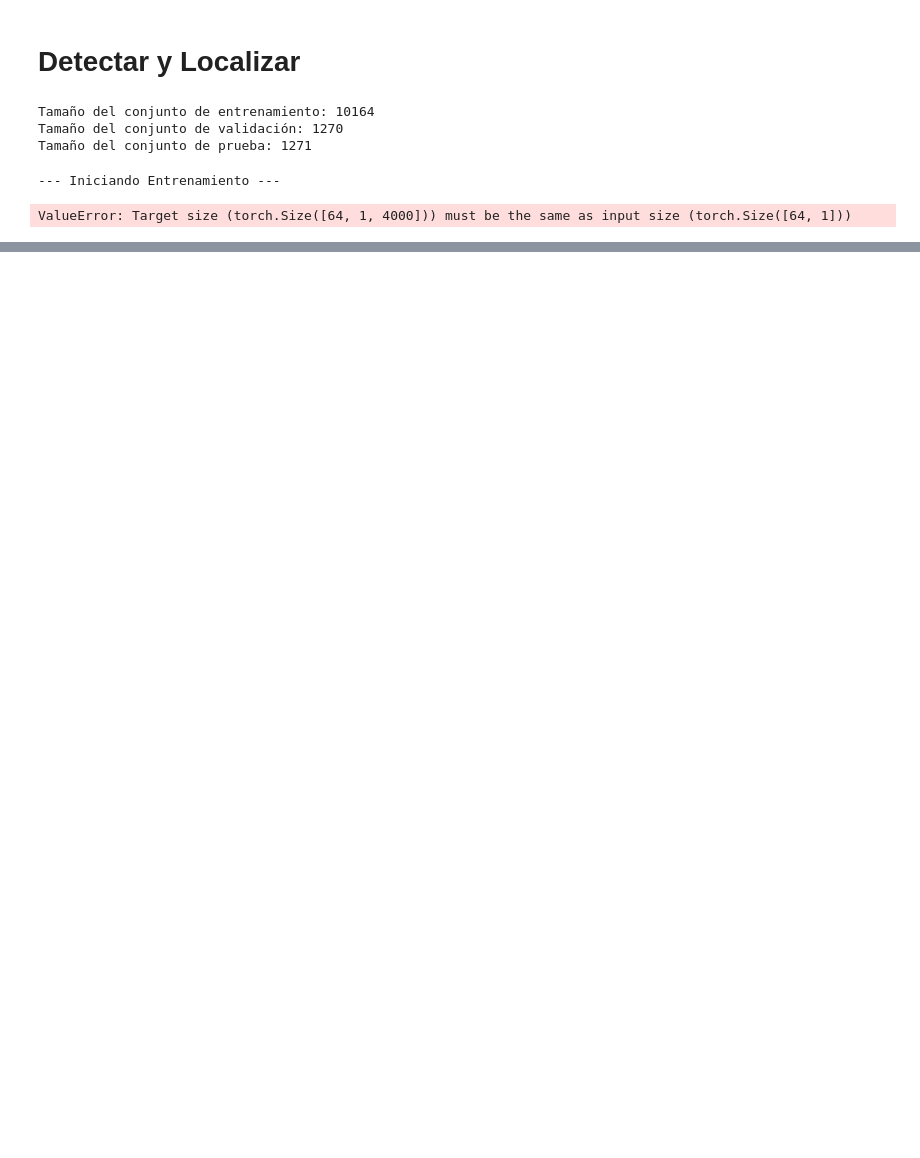
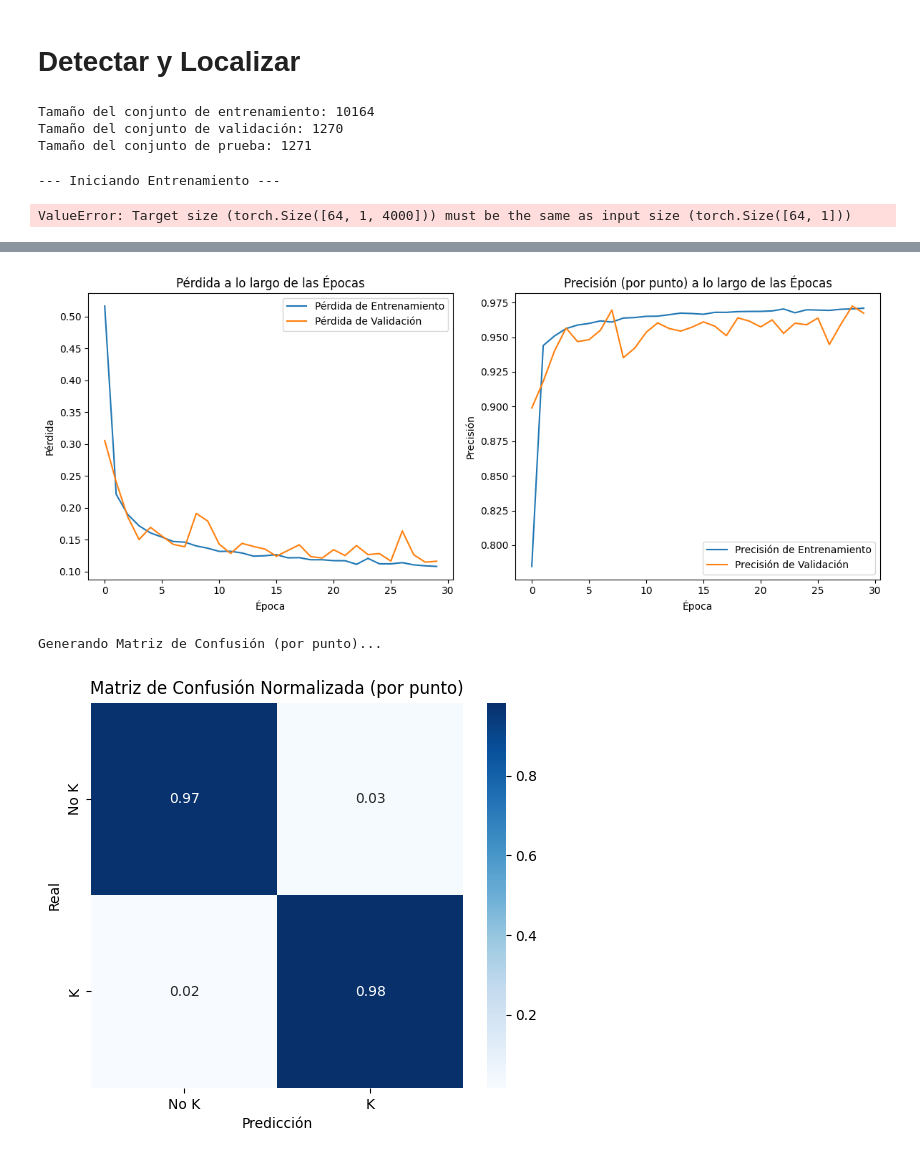
Before and after one commit to fmpalmab/Complejos-K-11a, a Jupyter notebook: k2.ipynb, the cells around one changed output, grey strips where cells are left out. Drawn from its saved outputs; the diff is of its cells as text; code cells hidden in the pictures; blank space fills up the shorter version.

```diff
--- a/k2.ipynb
+++ b/k2.ipynb
@@ -1342,0 +1788,75 @@ plt.show()
+# %%
+# --- 6. Cargar el mejor modelo guardado ---
+print("\nCargando el mejor modelo (best_model_localizacion.pth) para evaluación...")
+# Asegúrate de que model_loc esté definido (debería estarlo de la celda anterior)
+model_loc.load_state_dict(torch.load('best_model_localizacion.pth'))
+
+
+# --- 7. EVALUACIÓN FINAL Y VISUALIZACIÓN ---
+print("\n--- Evaluando en el conjunto de prueba con el mejor modelo ---")
+model_loc.eval()
+all_preds_flat = []
+all_labels_flat = []
+
+with torch.no_grad():
+    # Usamos test_loader (que tiene labels de 500 puntos)
+    for inputs, labels in test_loader:
+        inputs, labels = inputs.to(device), labels.to(device)
+        outputs = model_loc(inputs) # Salida (B, 1, 500)
+
+        preds = (torch.sigmoid(outputs) > 0.5).float()
+
+        # Aplanamos ambas para la comparación punto a punto
+        all_preds_flat.extend(preds.cpu().numpy().flatten())
+        all_labels_flat.extend(labels.cpu().numpy().flatten())
+
+# ¡Ahora ambos tendrán 635,500 puntos!
+print(f"Comparando {len(all_labels_flat)} etiquetas con {len(all_preds_flat)} predicciones.")
+
+# Calcular métricas (por punto)
+accuracy = accuracy_score(all_labels_flat, all_preds_flat)
+precision = precision_score(all_labels_flat, all_preds_flat)
+recall = recall_score(all_labels_flat, all_preds_flat)
+f1 = f1_score(all_labels_flat, all_preds_flat)
+
+print(f"Accuracy (por punto) en prueba: {accuracy:.4f}")
+print(f"Precision (por punto) en prueba: {precision:.4f}")
+print(f"Recall (por punto) en prueba: {recall:.4f}")
+print(f"F1-Score (por punto) en prueba: {f1:.4f}")
+
+# Graficar resultados del entrenamiento
+plt.figure(figsize=(12, 5))
+
+# Gráfico de Pérdida (Loss)
+plt.subplot(1, 2, 1)
+plt.plot(history['train_loss'], label='Pérdida de Entrenamiento')
+plt.plot(history['val_loss'], label='Pérdida de Validación')
+plt.title('Pérdida a lo largo de las Épocas')
+plt.xlabel('Época')
+plt.ylabel('Pérdida')
+plt.legend()
+
+# Gráfico de Precisión (Accuracy)
+plt.subplot(1, 2, 2)
+plt.plot(history['train_acc'], label='Precisión de Entrenamiento')
+plt.plot(history['val_acc'], label='Precisión de Validación')
+plt.title('Precisión (por punto) a lo largo de las Épocas')
+plt.xlabel('Época')
+plt.ylabel('Precisión')
+plt.legend()
+
+plt.tight_layout()
+plt.savefig('training_curves_localizacion.png')
+plt.show()
+
+# --- 8. Matriz de Confusión (por punto) ---
+print("\nGenerando Matriz de Confusión (por punto)...")
+cm = confusion_matrix(all_labels_flat, all_preds_flat, normalize='true')
+plt.figure(figsize=(6, 5))
+sns.heatmap(cm, annot=True, fmt=".2f", cmap="Blues", xticklabels=["No K", "K"], yticklabels=["No K", "K"])
+plt.xlabel("Predicción")
+plt.ylabel("Real")
+plt.title("Matriz de Confusión Normalizada (por punto)")
+plt.savefig('confusion_matrix_localizacion.png')
+plt.show()
+# %% [output]
@@ -1342,0 +1871,3 @@ plt.show()
+[figure, added]
+Generando Matriz de Confusión (por punto)...
+[figure, added]
```
Also changed, not shown: parts of 26 cells of this notebook.
